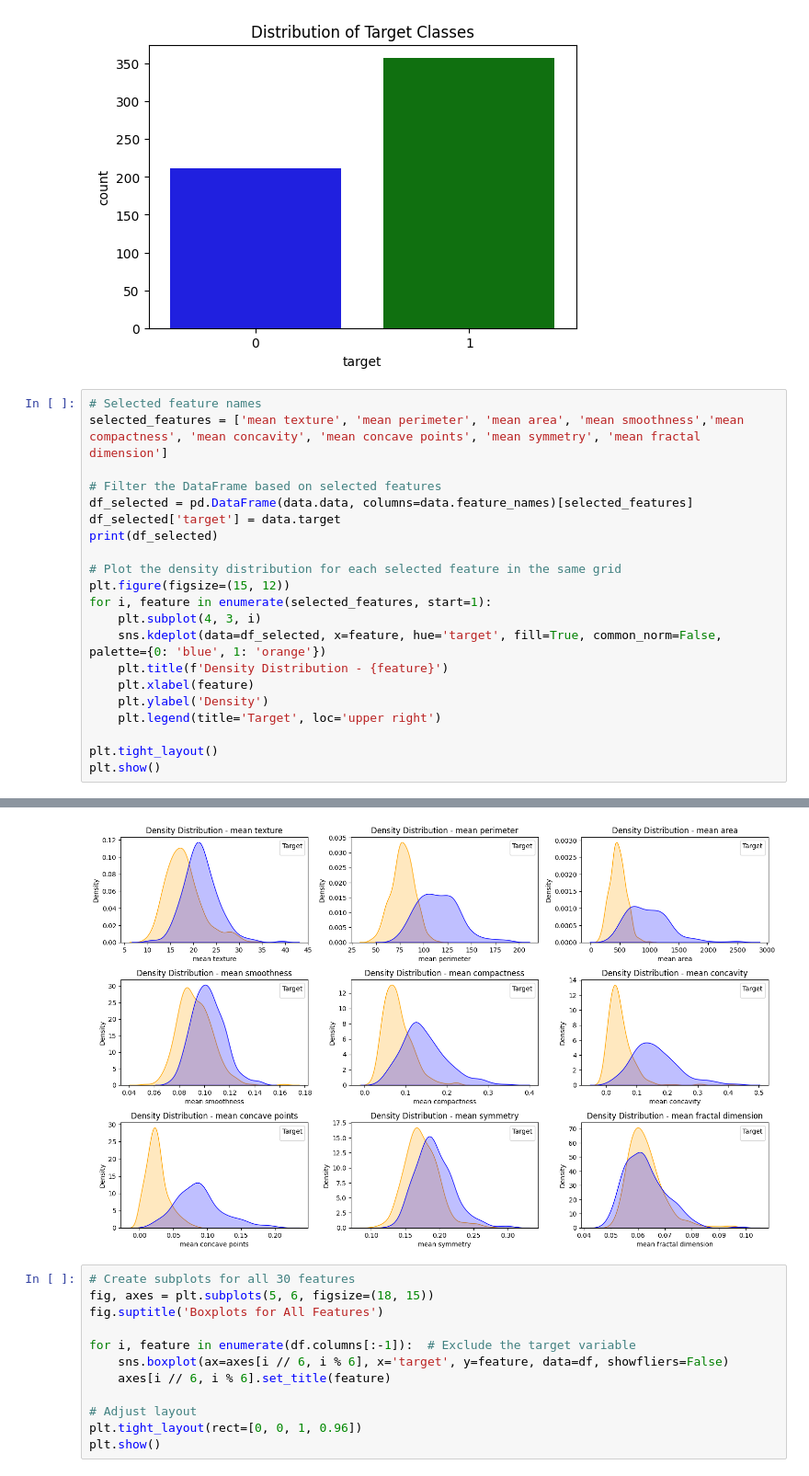
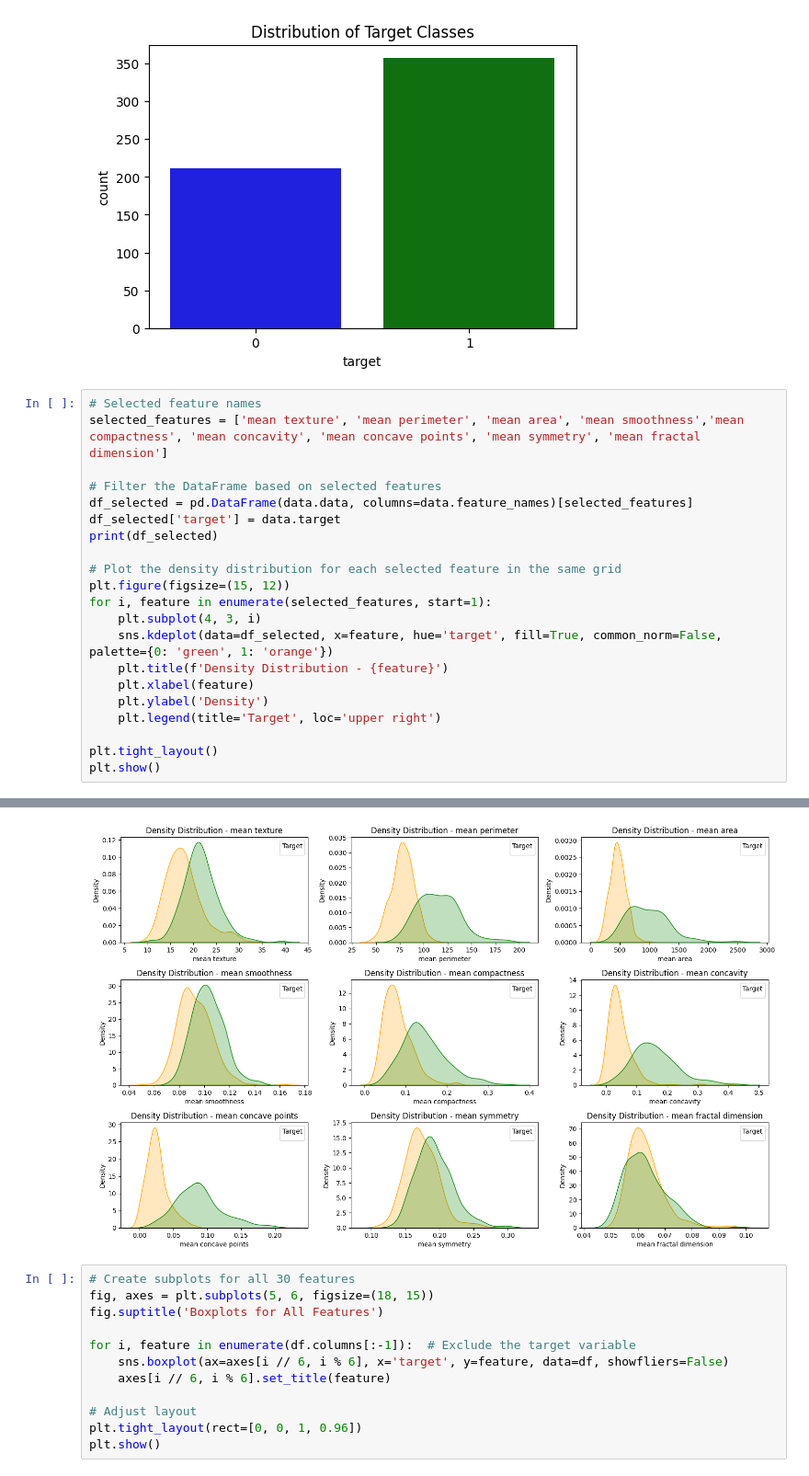
Before and after one commit to miguel05mex78-bot/DataScienceMastery, a Jupyter notebook: Bayesian_Optimization.ipynb, the cells around one changed output, grey strips where cells are left out. Shown at 92% size. Cells and saved outputs as stored; diff of their text form.

```diff
--- a/Bayesian_Optimization.ipynb
+++ b/Bayesian_Optimization.ipynb
@@ -86,7 +86,7 @@ print(df_selected)
 plt.figure(figsize=(15, 12))
 for i, feature in enumerate(selected_features, start=1):
     plt.subplot(4, 3, i)
-    sns.kdeplot(data=df_selected, x=feature, hue='target', fill=True, common_norm=False, palette={0: 'blue', 1: 'orange'})
+    sns.kdeplot(data=df_selected, x=feature, hue='target', fill=True, common_norm=False, palette={0: 'green', 1: 'orange'})
     plt.title(f'Density Distribution - {feature}')
     plt.xlabel(feature)
     plt.ylabel('Density')
@@ -98,4 +115,4 @@ plt.show()
-[figure, old version]
+[figure, new version]
 # %%
 # Create subplots for all 30 features
 fig, axes = plt.subplots(5, 6, figsize=(18, 15))
```
Also changed, not shown: parts of 15 cells of this notebook.
